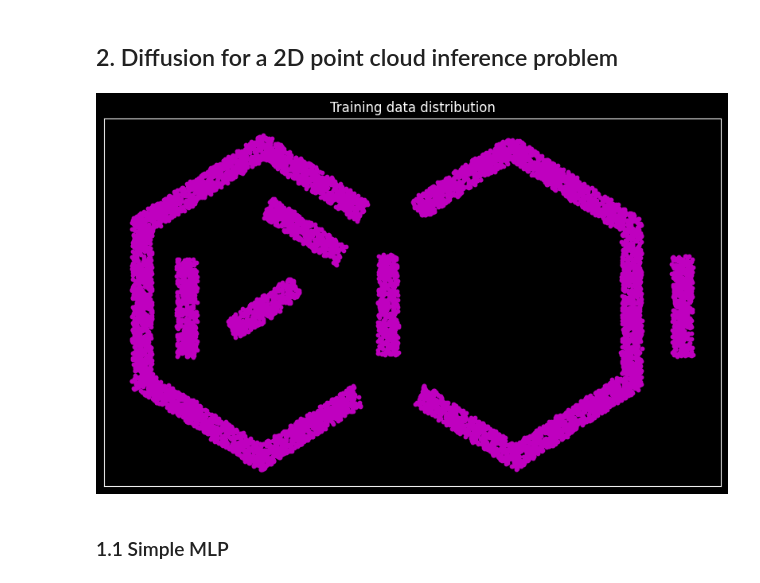
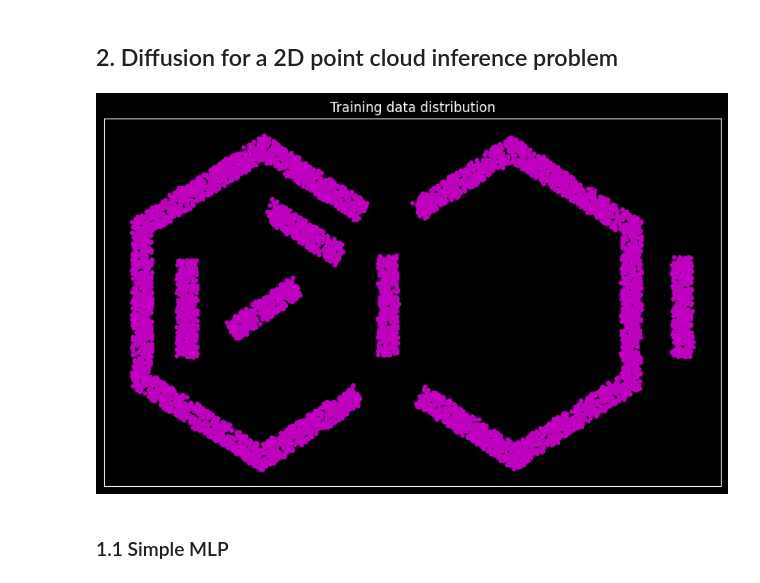
Before and after one commit to AlfredPichard/LADMG, a Jupyter notebook: introduction_notebooks/pichard_alfred/alpha_(de)blending.ipynb, the cells around one changed output. Drawn from its saved outputs; the diff is of its cells as text; code cells hidden in the pictures.

```diff
--- a/introduction_notebooks/pichard_alfred/alpha_(de)blending.ipynb
+++ b/introduction_notebooks/pichard_alfred/alpha_(de)blending.ipynb
@@ -58,35 +58,35 @@ def get_dataset(N=50000):
     img = (img * 255).astype(np.uint8)
 
     img = Image.fromarray(img).convert('L')
     gray_array = np.asarray(img)
 
     positions = np.random.rand(2, N)
     closest_idx = positions.copy()
     closest_idx[0] *= gray_array.shape[0]
     closest_idx[1] *= gray_array.shape[1]
     closest_idx = closest_idx.astype(int)
     density = np.zeros((N))
 
     for i in range(N):
         p1 = closest_idx[:, i]
         density[i] = (gray_array[459-p1[1], p1[0]] - 105)/138
 
 
     probs = np.random.rand(N)
     positions_final = positions[:,probs>density]
     return torch.from_numpy(positions_final.T).float()*10-5
 
 
-data = get_dataset(128000)
+data = get_dataset(100000)
 
 plt.figure(figsize=(10, 6))
 plt.scatter(data.T[0], data.T[1], c='m', s=10)
 plt.title("Training data distribution")
 plt.xticks([])
 plt.yticks([])
 plt.show()
 # %% [output]
-[figure, old version]
+[figure, new version]
 # %%
 ### Training loop for alpha-(de)blending which can be used on all 2D point cloud generation models
 def train(model, optimizer, criterion, dataset, batch_size):
```
Also changed, not shown: parts of 6 cells of this notebook, 4 other files.
